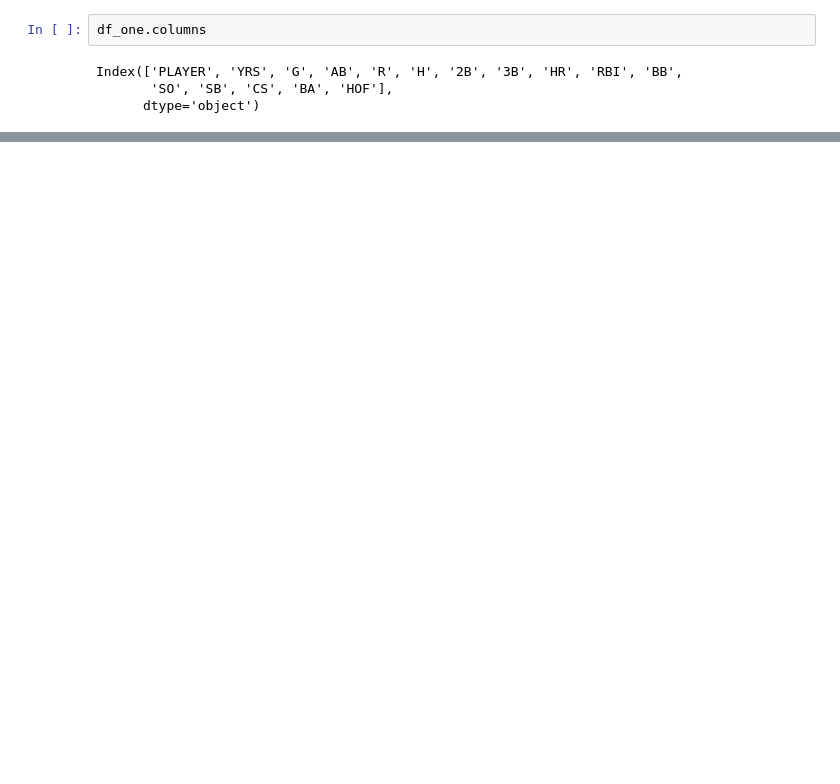
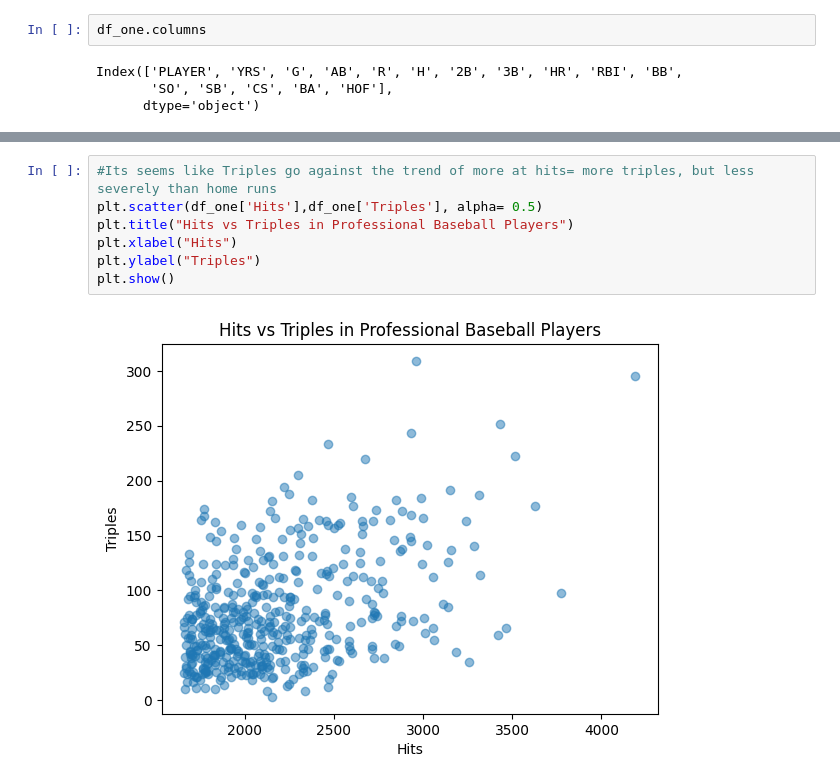
Before and after one commit to LucaMorocco/Luca-s-room, a Jupyter notebook: Coding_School_data_science_project_Baseball.ipynb, the cells around one changed output, grey strips where cells are left out. Drawn from its saved outputs; the diff is of its cells as text; blank space fills up the shorter version.

```diff
--- a/Coding_School_data_science_project_Baseball.ipynb
+++ b/Coding_School_data_science_project_Baseball.ipynb
@@ -159,0 +201,9 @@ np.int64(1)
+# %%
+#Its seems like Triples go against the trend of more at hits= more triples, but less severely than home runs
+plt.scatter(df_one['Hits'],df_one['Triples'], alpha= 0.5)
+plt.title("Hits vs Triples in Professional Baseball Players")
+plt.xlabel("Hits")
+plt.ylabel("Triples")
+plt.show()
+# %% [output]
+[figure, added]
```
Also changed, not shown: parts of 39 cells of this notebook.
